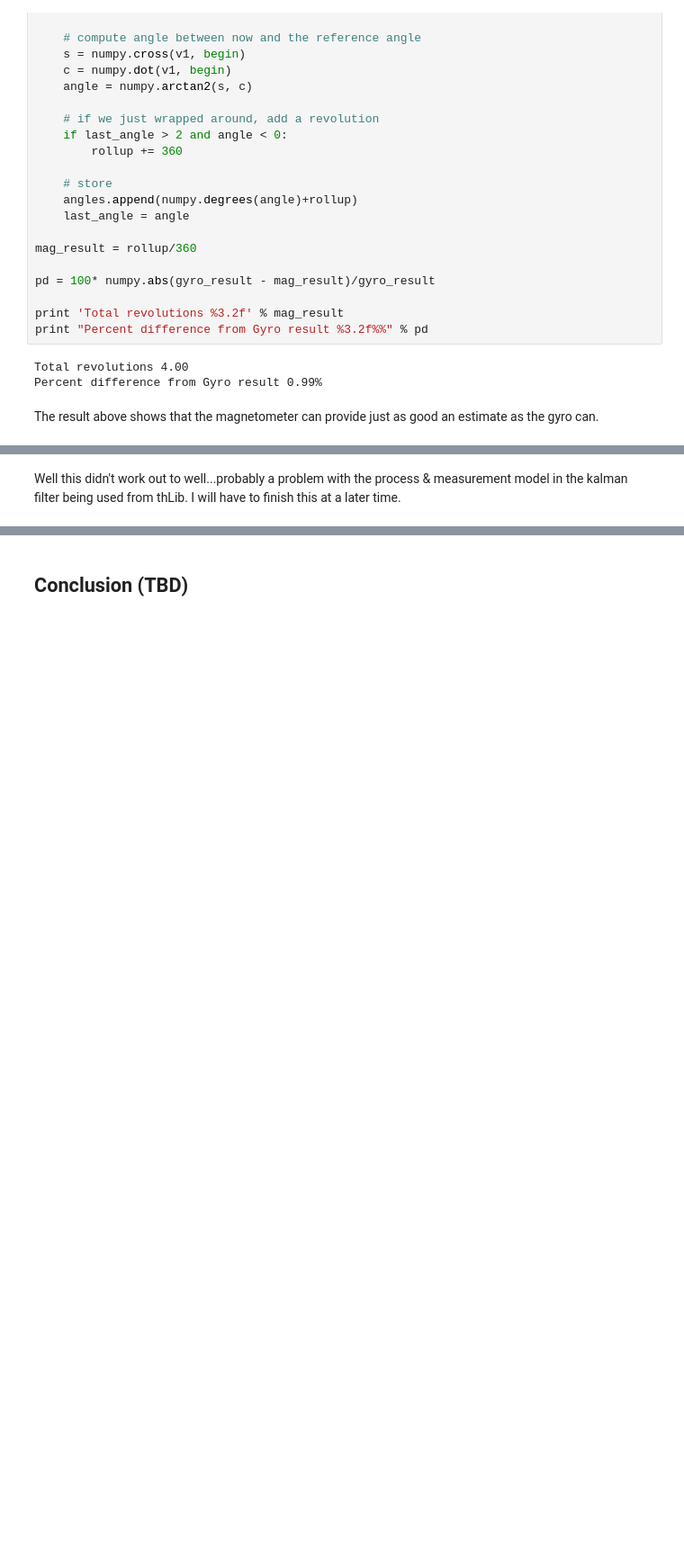
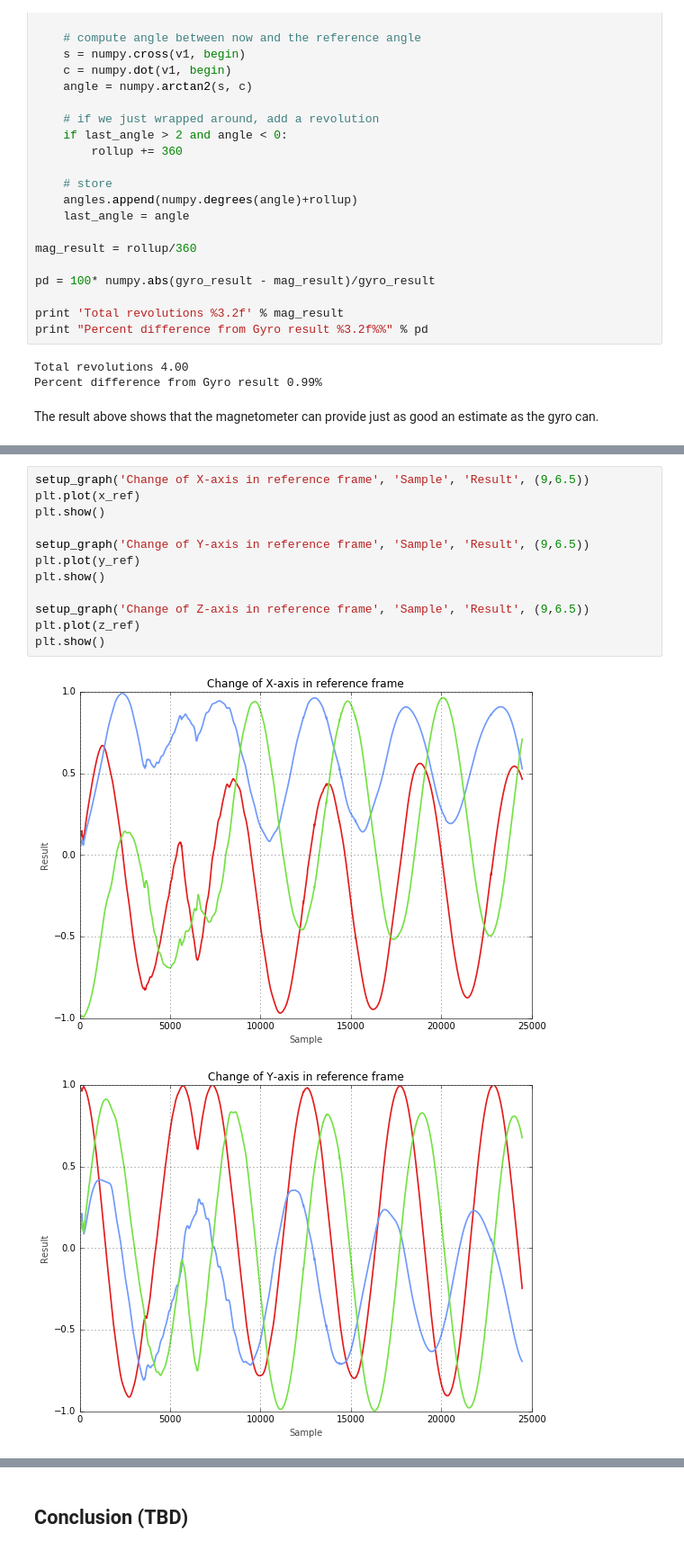
Before and after one commit to psas/Launch-12, a Jupyter notebook: data/notebooks/rollanalysis_part3.ipynb, the cells around one changed output, grey strips where cells are left out. Shown: that part at 90% size. Cells and saved outputs as stored; diff of their text form; blank space fills up the shorter version.

```diff
--- a/data/notebooks/rollanalysis_part3.ipynb
+++ b/data/notebooks/rollanalysis_part3.ipynb
@@ -339,2 +354,15 @@ plt.show()
-# %% [markdown]
-Well this didn't work out to well...probably a problem with the process & measurement model in the kalman filter being used from thLib. I will have to finish this at a later time.
+# %%
+setup_graph('Change of X-axis in reference frame', 'Sample', 'Result', (9,6.5))
+plt.plot(x_ref)
+plt.show()
+
+setup_graph('Change of Y-axis in reference frame', 'Sample', 'Result', (9,6.5))
+plt.plot(y_ref)
+plt.show()
+
+setup_graph('Change of Z-axis in reference frame', 'Sample', 'Result', (9,6.5))
+plt.plot(z_ref)
+plt.show()
+# %% [output]
+[figure, added]
+[figure, added]
```
Also changed, not shown: parts of 7 cells of this notebook.
